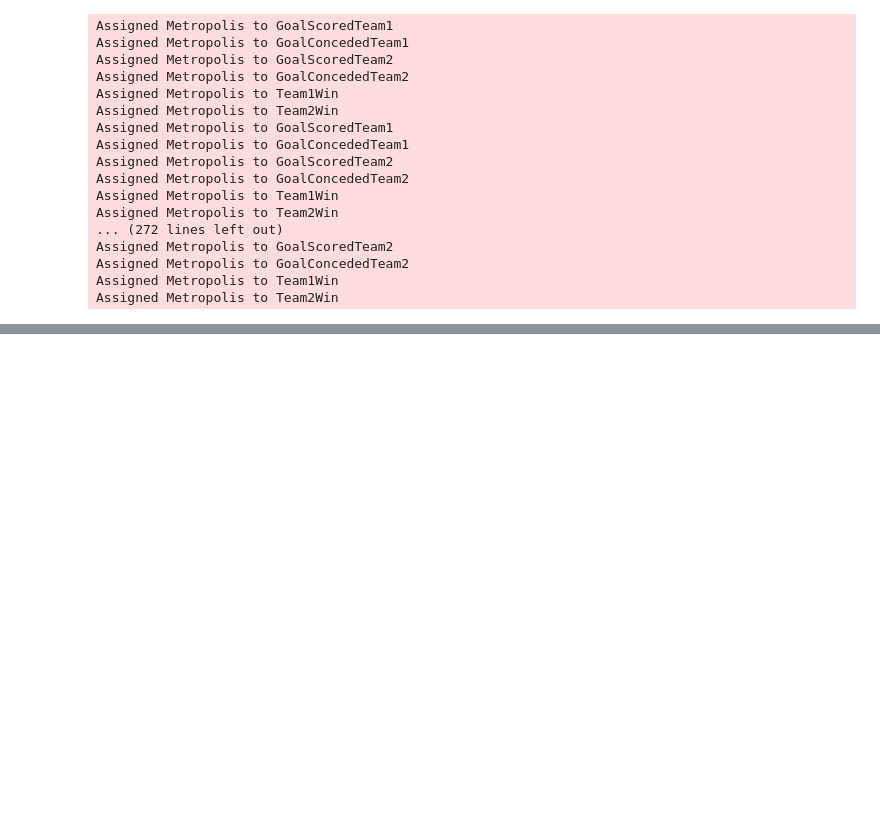
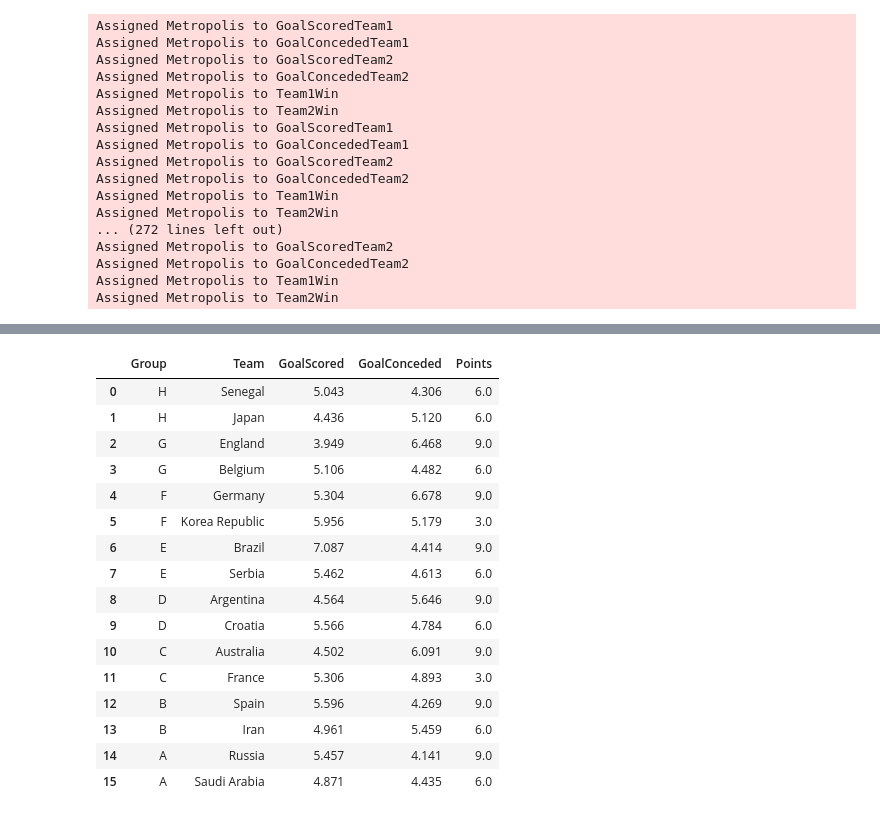
Before and after one commit to sunilsainiK/predict, a Jupyter notebook: Football Testing.ipynb, the cells around one changed output, grey strips where cells are left out. Saved outputs shown, nothing was run; the diff lists cells and outputs as text; code cells hidden in the pictures; blank space fills up the shorter version.

```diff
--- a/Football Testing.ipynb
+++ b/Football Testing.ipynb
@@ -357,0 +310,23 @@ perQtr
+# %%
+QualifiedperQtr=QualifiedperQtr.groupby('Group').head(2)
+QualifiedperQtr=QualifiedperQtr.sort_values(['Group','Points'],ascending=False)
+QualifiedperQtr=QualifiedperQtr.reset_index(drop=True)
+QualifiedperQtr
+# %% [output]
+|  | Group | Team | GoalScored | GoalConceded | Points |
+| 0 | H | Senegal | 5.043 | 4.306 | 6.0 |
+| 1 | H | Japan | 4.436 | 5.120 | 6.0 |
+| 2 | G | England | 3.949 | 6.468 | 9.0 |
+| 3 | G | Belgium | 5.106 | 4.482 | 6.0 |
+| 4 | F | Germany | 5.304 | 6.678 | 9.0 |
+| 5 | F | Korea Republic | 5.956 | 5.179 | 3.0 |
+| 6 | E | Brazil | 7.087 | 4.414 | 9.0 |
+| 7 | E | Serbia | 5.462 | 4.613 | 6.0 |
+| 8 | D | Argentina | 4.564 | 5.646 | 9.0 |
+| 9 | D | Croatia | 5.566 | 4.784 | 6.0 |
+| 10 | C | Australia | 4.502 | 6.091 | 9.0 |
+| 11 | C | France | 5.306 | 4.893 | 3.0 |
+| 12 | B | Spain | 5.596 | 4.269 | 9.0 |
+| 13 | B | Iran | 4.961 | 5.459 | 6.0 |
+| 14 | A | Russia | 5.457 | 4.141 | 9.0 |
+| 15 | A | Saudi Arabia | 4.871 | 4.435 | 6.0 |
```
Also changed, not shown: parts of 10 cells of this notebook.
